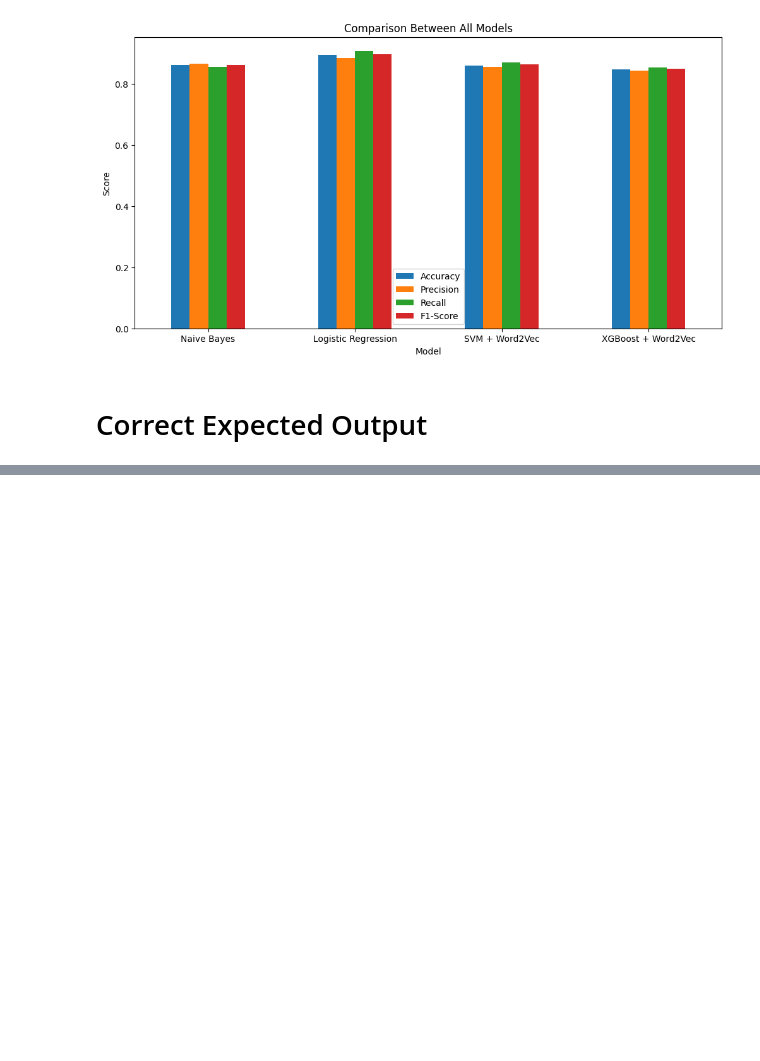
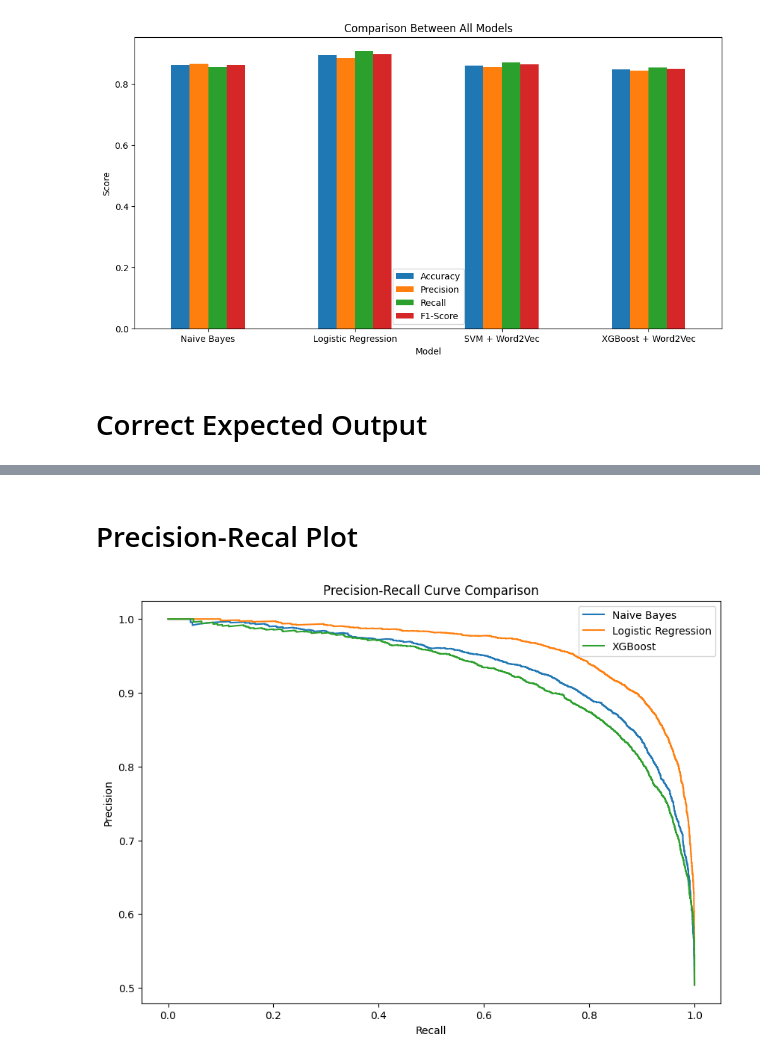
Before and after one commit to RawanHossam17/Smart-Review-Analyzer, a Jupyter notebook: notebooks/evaluation.ipynb, the cells around one changed output, grey strips where cells are left out. Drawn from its saved outputs; the diff is of its cells as text; code cells hidden in the pictures; blank space fills up the shorter version.

```diff
--- a/notebooks/evaluation.ipynb
+++ b/notebooks/evaluation.ipynb
@@ -686,0 +764,40 @@ correct_output
+# %% [markdown]
+# Precision-Recal Plot
+# %%
+from sklearn.metrics import precision_recall_curve
+
+# Curves
+precision_nb, recall_nb, _ = precision_recall_curve(
+    y_test, nb_probs
+)
+
+precision_log, recall_log, _ = precision_recall_curve(
+    y_test, log_probs
+)
+
+precision_xgb, recall_xgb, _ = precision_recall_curve(
+    y_test, xgb_probs
+)
+
+# Plot
+plt.figure(figsize=(10,7))
+
+plt.plot(recall_nb, precision_nb,
+         label='Naive Bayes')
+
+plt.plot(recall_log, precision_log,
+         label='Logistic Regression')
+
+plt.plot(recall_xgb, precision_xgb,
+         label='XGBoost')
+
+plt.xlabel("Recall")
+plt.ylabel("Precision")
+
+plt.title("Precision-Recall Curve Comparison")
+
+plt.legend()
+
+plt.show()
+# %% [output]
+[figure, added]
```
Also changed, not shown: parts of 3 cells of this notebook, 4 other files.
